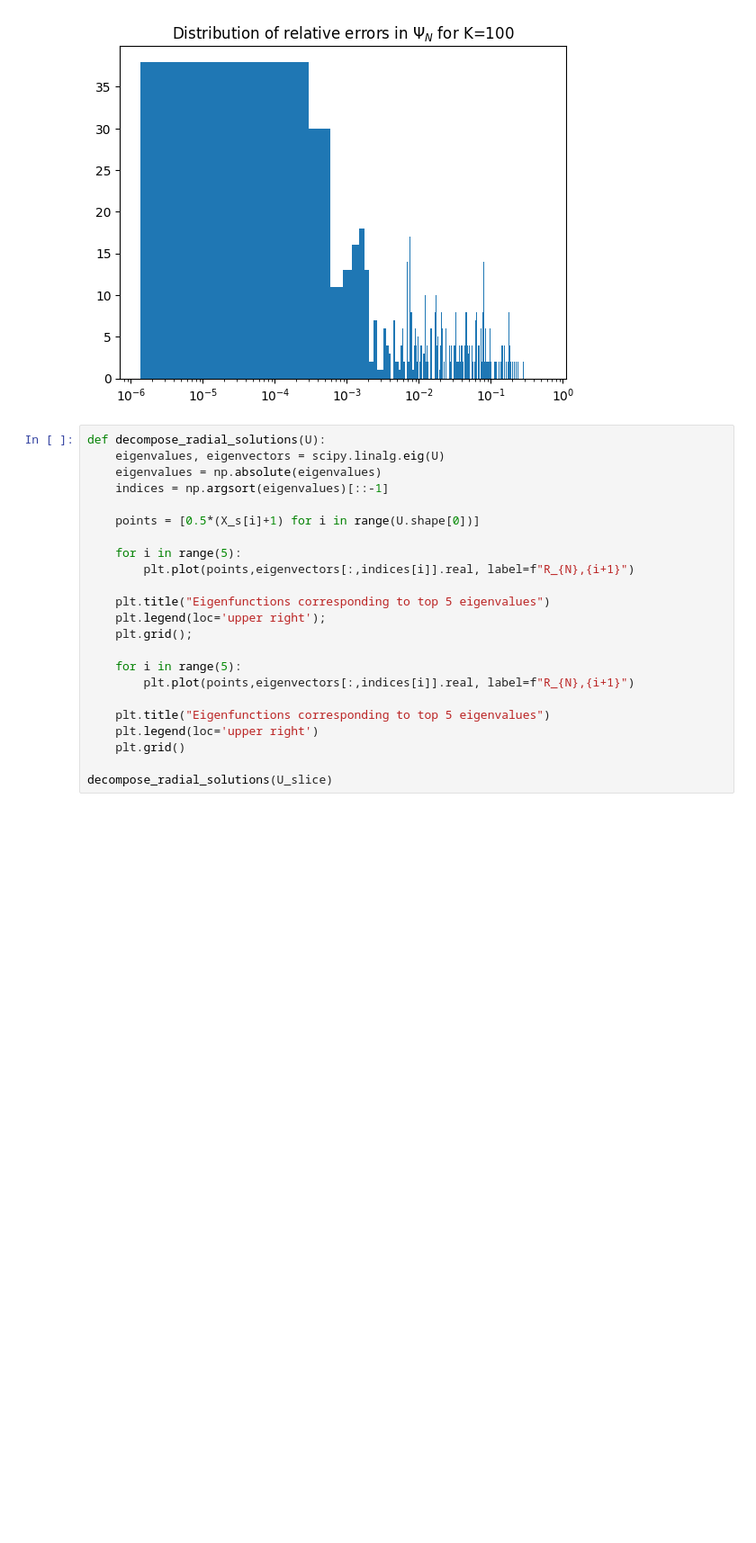
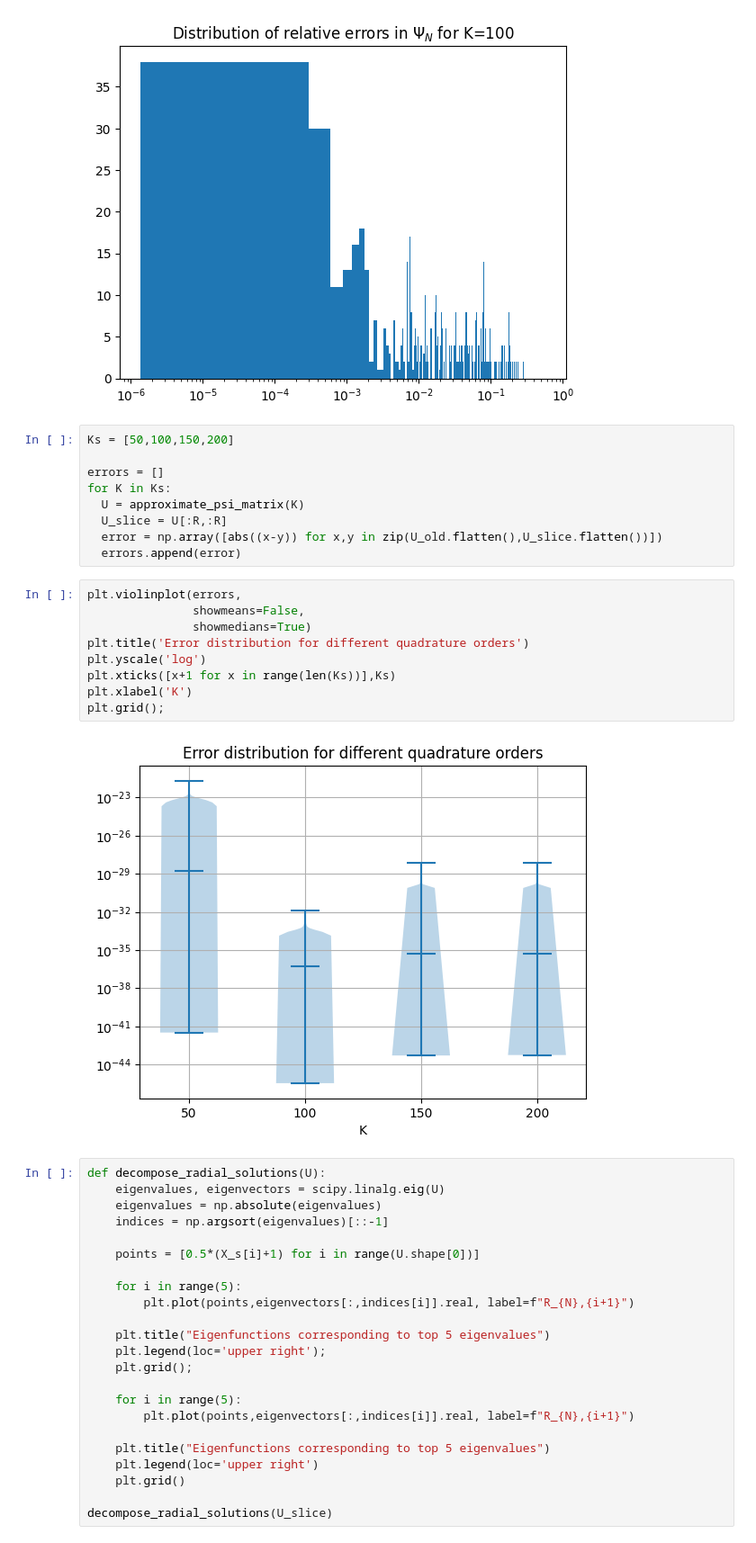
Before and after one commit to oppositecategory/3D_KLT, a Jupyter notebook: notebooks/eigenfunction.ipynb, the cells around one changed output. Shown at 90% size. Drawn from its saved outputs; the diff is of its cells as text; blank space fills up the shorter version.

```diff
--- a/notebooks/eigenfunction.ipynb
+++ b/notebooks/eigenfunction.ipynb
@@ -419,6 +423,26 @@ plt.title(f"Distribution of relative errors in $\Psi_N$ for K={K}")
 plt.xscale('log');
 # %% [output]
 [figure]
+# %%
+Ks = [50,100,150,200]
+
+errors = []
+for K in Ks:
+  U = approximate_psi_matrix(K)
+  U_slice = U[:R,:R]
+  error = np.array([abs((x-y)) for x,y in zip(U_old.flatten(),U_slice.flatten())])
+  errors.append(error)
+# %%
+plt.violinplot(errors,
+               showmeans=False,
+               showmedians=True)
+plt.title('Error distribution for different quadrature orders')
+plt.yscale('log')
+plt.xticks([x+1 for x in range(len(Ks))],Ks)
+plt.xlabel('K')
+plt.grid();
+# %% [output]
+[figure, added]
 # %%
 def decompose_radial_solutions(U):
     eigenvalues, eigenvectors = scipy.linalg.eig(U)
```
Also changed, not shown: parts of 3 cells of this notebook, 3 other files.
